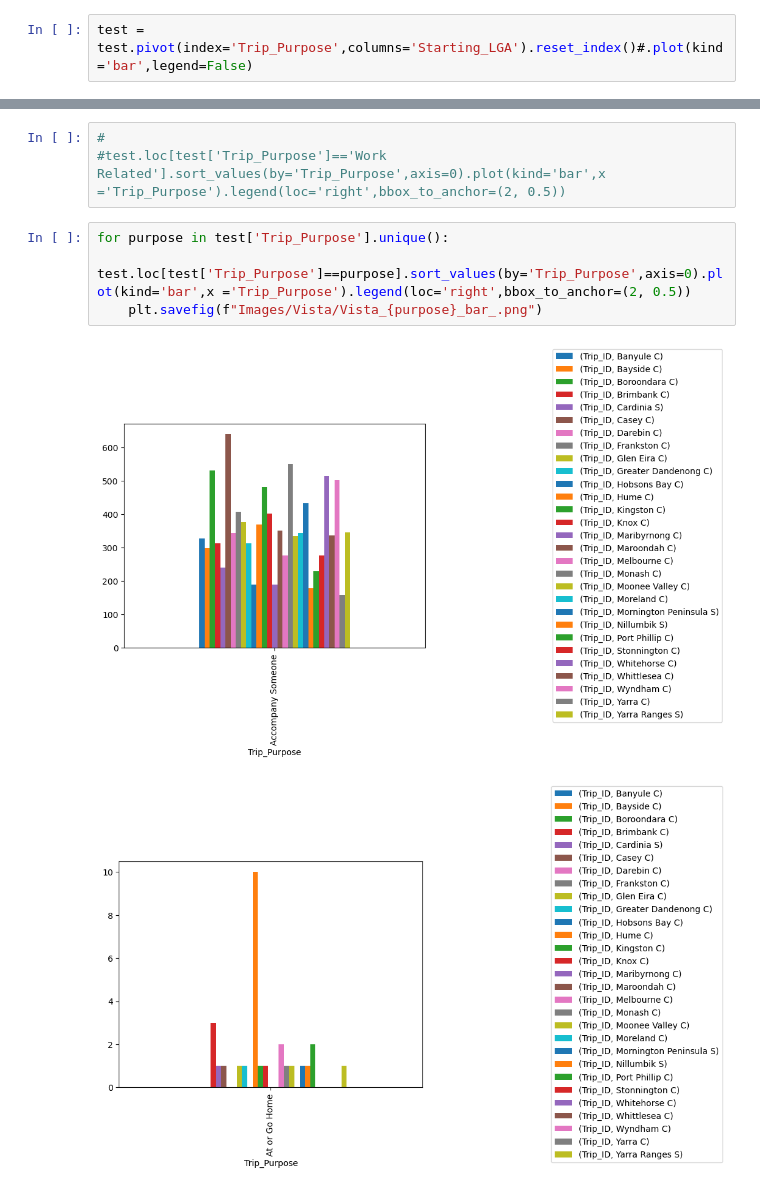
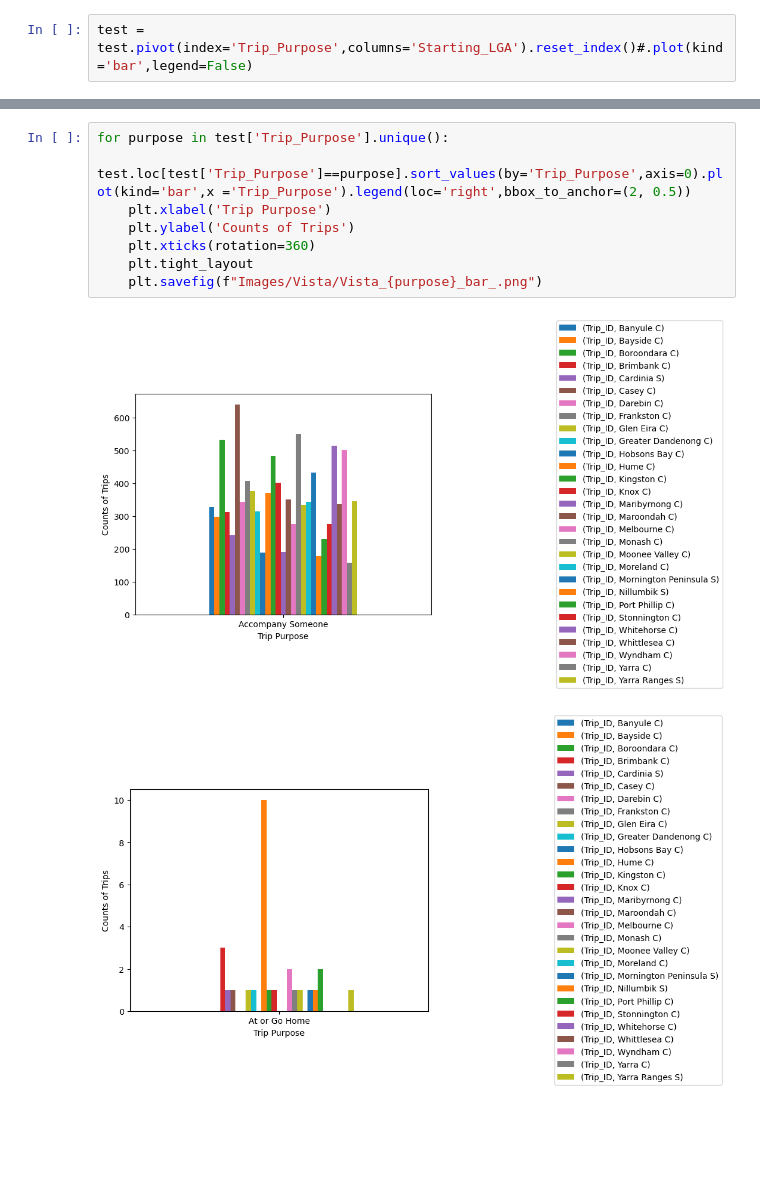
Before and after one commit to Abhidnya05/Project1Group1, a Jupyter notebook: VISTA Analyis.ipynb, the cells around one changed output, grey strips where cells are left out. Cells and saved outputs as stored; diff of their text form; blank space fills up the shorter version.

Commit message:
Fix graph presentation

```diff
--- a/VISTA Analyis.ipynb
+++ b/VISTA Analyis.ipynb
@@ -360,10 +352,11 @@ test.loc[test['Trip_Purpose']=='Work Related']#.sort_values(by='Trip_Purpose',ax
-# %%
-#
-#test.loc[test['Trip_Purpose']=='Work Related'].sort_values(by='Trip_Purpose',axis=0).plot(kind='bar',x ='Trip_Purpose').legend(loc='right',bbox_to_anchor=(2, 0.5))
 # %%
 for purpose in test['Trip_Purpose'].unique():
     test.loc[test['Trip_Purpose']==purpose].sort_values(by='Trip_Purpose',axis=0).plot(kind='bar',x ='Trip_Purpose').legend(loc='right',bbox_to_anchor=(2, 0.5))
+    plt.xlabel('Trip Purpose')
+    plt.ylabel('Counts of Trips')
+    plt.xticks(rotation=360)
+    plt.tight_layout
     plt.savefig(f"Images/Vista/Vista_{purpose}_bar_.png")
 # %% [output]
-[figure, old version]
+[figure, new version]
-[figure, old version]
+[figure, new version]
```
Also changed, not shown: parts of 16 cells of this notebook, 18 other files.
